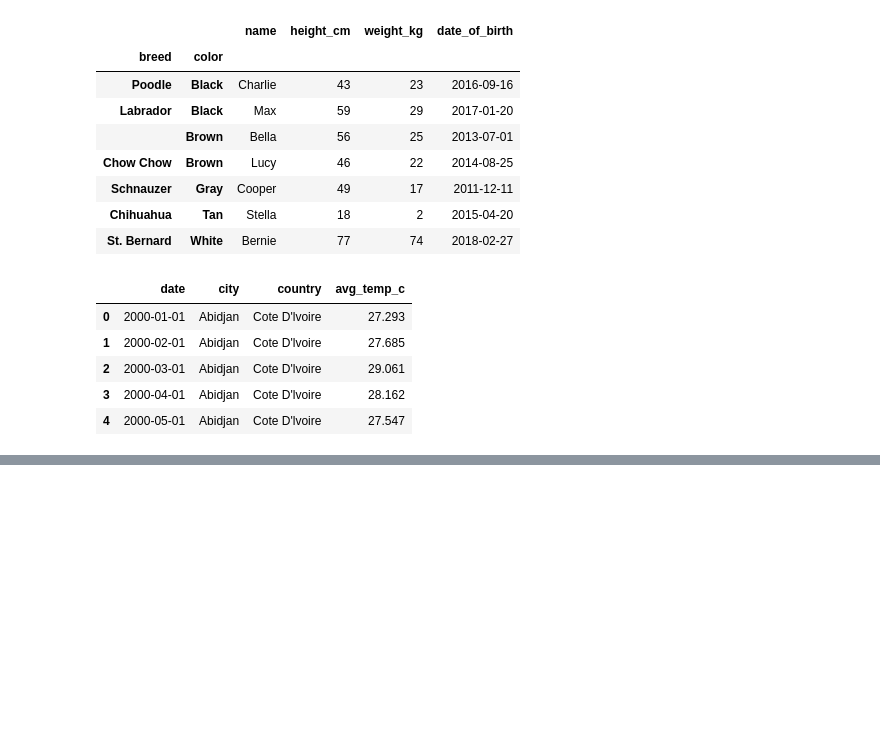
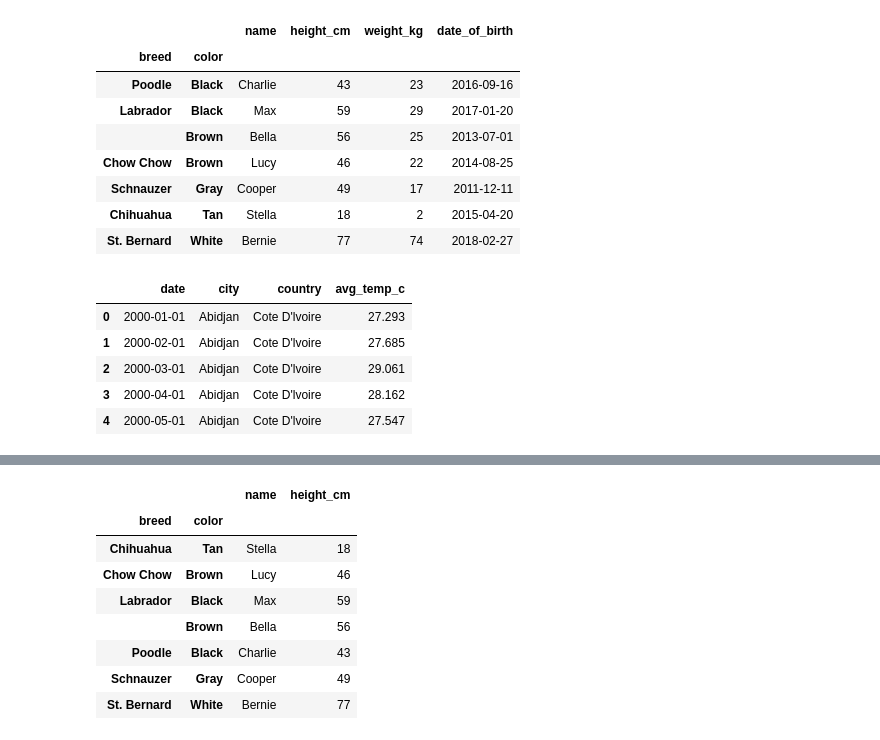
Before and after one commit to Abito21/DataScience-Python-DataCamp, a Jupyter notebook: 3-Data-Manipulation-with-Pandas.ipynb, the cells around one changed output, grey strips where cells are left out. Drawn from its saved outputs; the diff is of its cells as text; code cells hidden in the pictures; blank space fills up the shorter version.

```diff
--- a/3-Data-Manipulation-with-Pandas.ipynb
+++ b/3-Data-Manipulation-with-Pandas.ipynb
@@ -948,0 +1114,13 @@ dogs.head()
+# %%
+# Slicing columns
+dogs_srt.loc[:, "name":"height_cm"]
+# %% [output]
+|  |  | name | height_cm |
+| breed | color |  |  |
+| Chihuahua | Tan | Stella | 18 |
+| Chow Chow | Brown | Lucy | 46 |
+| Labrador | Black | Max | 59 |
+|  | Brown | Bella | 56 |
+| Poodle | Black | Charlie | 43 |
+| Schnauzer | Gray | Cooper | 49 |
+| St. Bernard | White | Bernie | 77 |
```
Also changed, not shown: parts of 35 cells of this notebook.
